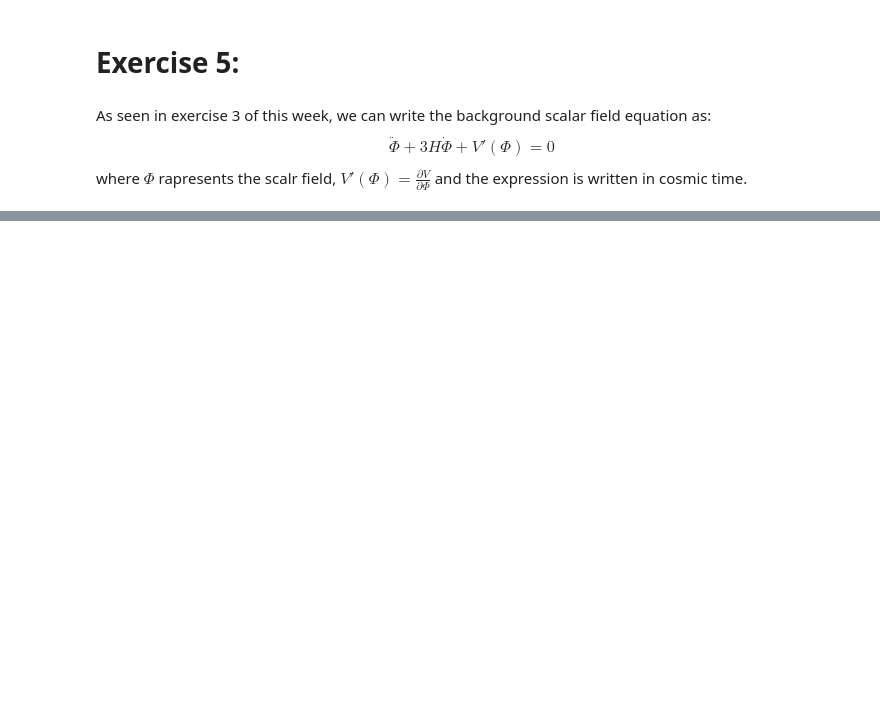
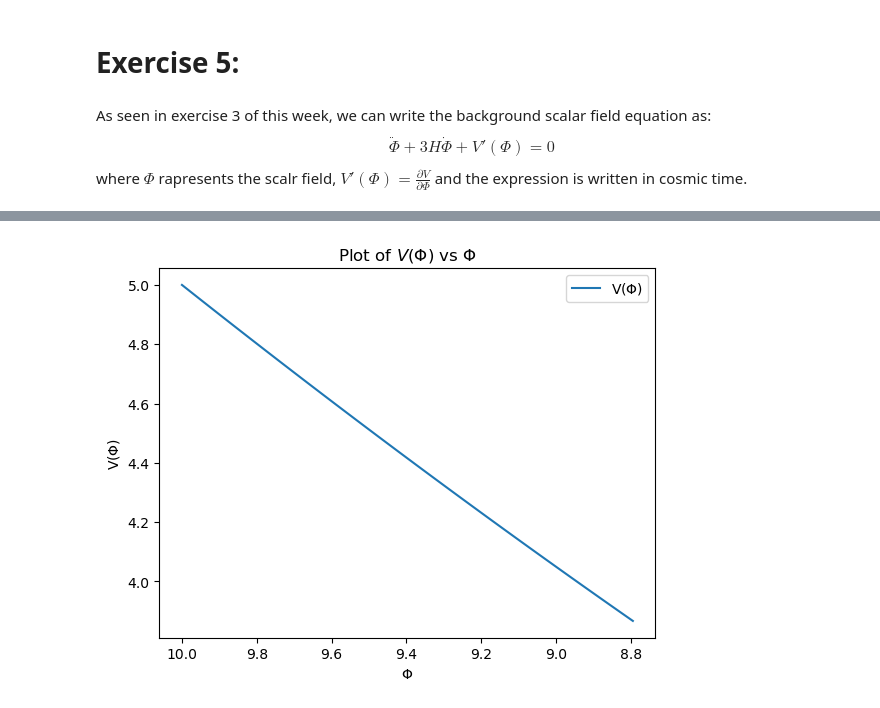
Before and after one commit to GenovaCosmology/AstroCosmoComputational, a Jupyter notebook: Students/Gabriele_Russo/CosmicStructures/ex5.ipynb, the cells around one changed output, grey strips where cells are left out. Drawn from its saved outputs; the diff is of its cells as text; code cells hidden in the pictures; blank space fills up the shorter version.

```diff
--- a/Students/Gabriele_Russo/CosmicStructures/ex5.ipynb
+++ b/Students/Gabriele_Russo/CosmicStructures/ex5.ipynb
@@ -68,0 +102,16 @@ plt.show()
+# %%
+# Compute V(phi)
+V = m * solution[:, 0]**2 / 2
+
+# Plot V(phi) vs phi
+plt.plot(solution[:, 0], V, label='V($\Phi$)')
+plt.xlabel('$\Phi$')
+plt.ylabel('V($\Phi$)')
+plt.title('Plot of $V(\Phi)$ vs $\Phi$')
+plt.legend()
+# Reverse the x-axis
+plt.gca().invert_xaxis()
+plt.grid(False)
+plt.show()
+# %% [output]
+[figure, added]
```
Also changed, not shown: parts of 8 cells of this notebook.
